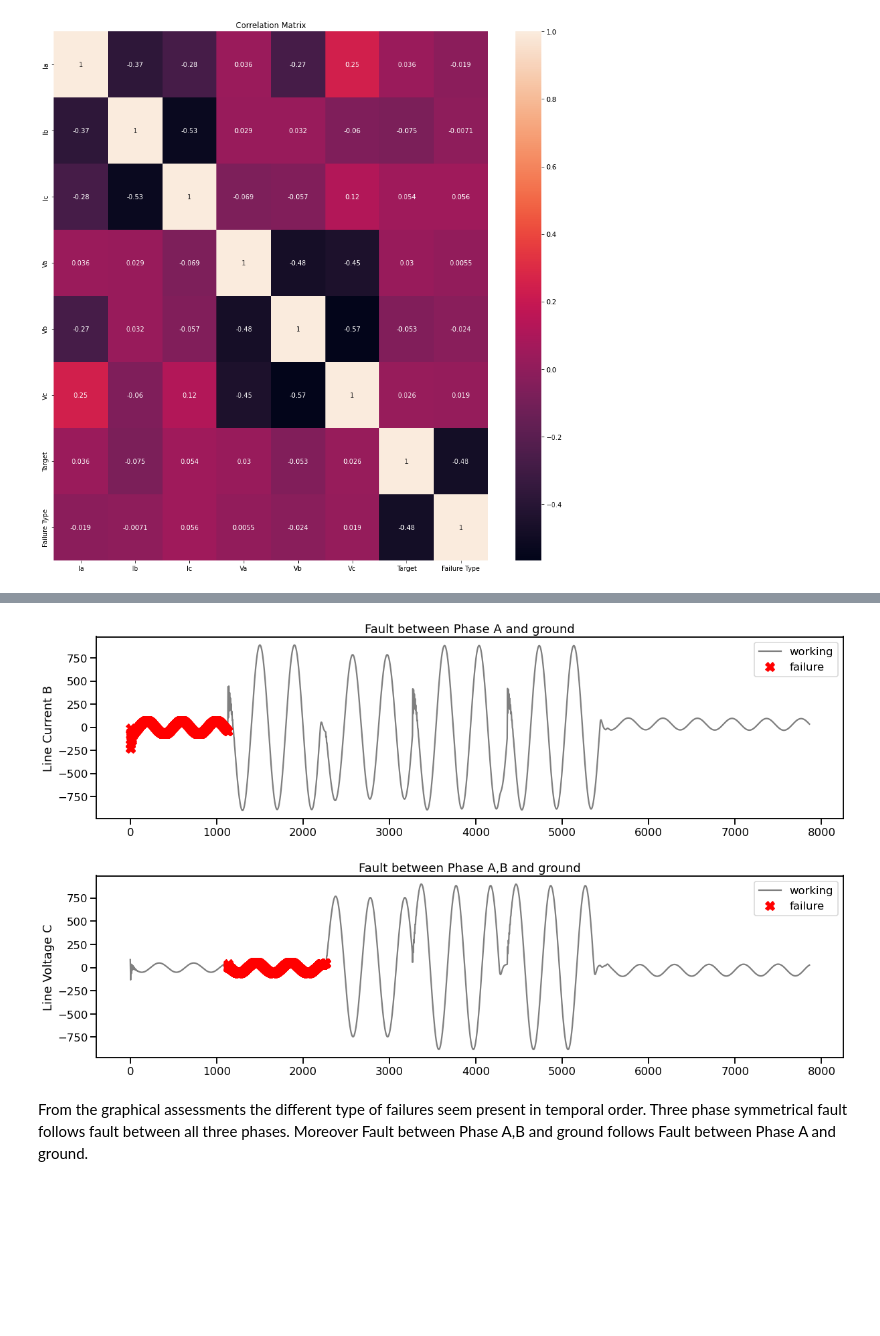
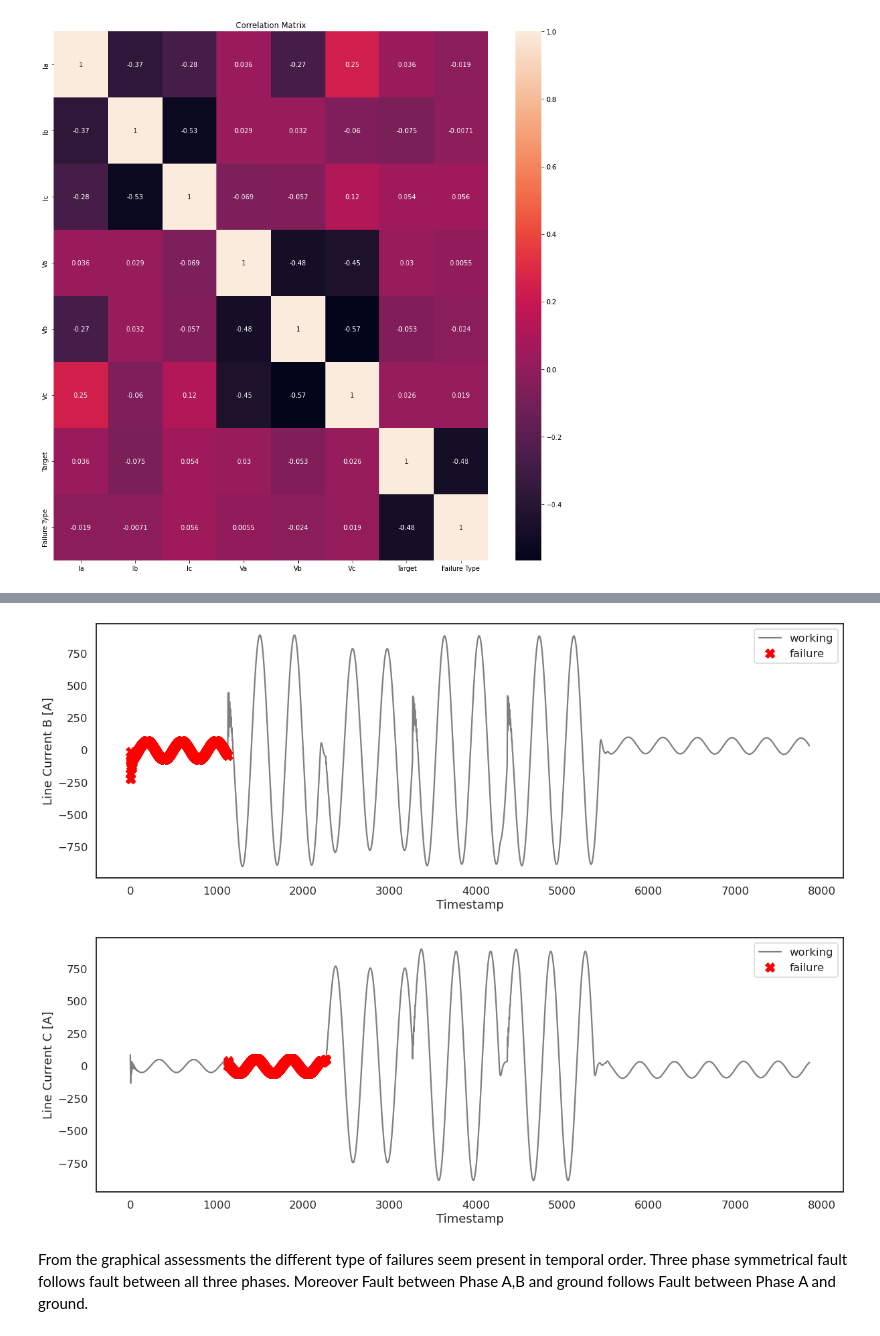
Before and after one commit to NicolaRonzoni/System-for-anomaly-detection, a Jupyter notebook: predictive_maintenance/Electrical_Fault_Classification.ipynb, the cells around one changed output, grey strips where cells are left out. Cells and saved outputs as stored; diff of their text form; code cells hidden in the pictures; blank space fills up the shorter version.

```diff
--- a/predictive_maintenance/Electrical_Fault_Classification.ipynb
+++ b/predictive_maintenance/Electrical_Fault_Classification.ipynb
@@ -56,21 +57,22 @@ plt.savefig('/mnt/c/Users/NicolaRonzoni/OneDrive - BitBang Srl/imagesPM/correlat
 [figure]
 # %%
 TF=ef[ef['Failure Type']==2]
+sns.set_theme(style="white")
 sns.set_context('talk')
-_ = plt.figure(figsize=(20,5))
+_ = plt.figure(figsize=(20,7))
 _ = plt.plot(ef["Vc"], color='black', label='working',alpha=0.5)
 _ = plt.plot(TF["Vc"], linestyle='none', marker='X', color='red', markersize=14, label='failure')
-_ = plt.ylabel('Line Voltage C')
-_ = plt.title('Fault between all three phases')
+_ = plt.ylabel('Line Voltage C [V]')
+_ = plt.xlabel('Timestamp')
 _ =plt.legend()
-plt.savefig('/mnt/c/Users/NicolaRonzoni/OneDrive - BitBang Srl/imagesPM/faultbetweenallthreephasesEF.png')
+plt.savefig('/mnt/c/Users/NicolaRonzoni/OneDrive - BitBang Srl/imagesEF/faultbetweenallthreephasesEF.png')
 TF=ef[ef['Failure Type']==4]
 sns.set_context('talk')
-_ = plt.figure(figsize=(20,5))
+_ = plt.figure(figsize=(20,7))
 _ = plt.plot(ef["Vc"], color='black', label='working',alpha=0.5)
 _ = plt.plot(TF["Vc"], linestyle='none', marker='X', color='red', markersize=14, label='failure')
-_ = plt.ylabel('Line Voltage C')
-_ = plt.title('Three phase symmetrical fault')
+_ = plt.ylabel('Line Voltage C [V]')
+_ = plt.xlabel('Timestamp')
 _ =plt.legend()
-plt.savefig('/mnt/c/Users/NicolaRonzoni/OneDrive - BitBang Srl/imagesPM/threephasesymmetricalfaultEF.png')
+plt.savefig('/mnt/c/Users/NicolaRonzoni/OneDrive - BitBang Srl/imagesEF/threephasesymmetricalfaultEF.png')
 # %% [output]
@@ -79,25 +81,25 @@ plt.savefig('/mnt/c/Users/NicolaRonzoni/OneDrive - BitBang Srl/imagesPM/threepha
 # %%
 TF=ef[ef['Failure Type']==0]
 sns.set_context('talk')
-_ = plt.figure(figsize=(20,5))
+_ = plt.figure(figsize=(20,7))
 _ = plt.plot(ef["Ib"], color='black', label='working',alpha=0.5)
 _ = plt.plot(TF["Ib"], linestyle='none', marker='X', color='red', markersize=14, label='failure')
-_ = plt.ylabel('Line Current B')
-_ = plt.title('Fault between Phase A and ground')
+_ = plt.ylabel('Line Current B [A]')
+_ = plt.xlabel('Timestamp')
 _ =plt.legend()
-plt.savefig('/mnt/c/Users/NicolaRonzoni/OneDrive - BitBang Srl/imagesPM/faultbetweenphaseaandgroundEF.png')
+plt.savefig('/mnt/c/Users/NicolaRonzoni/OneDrive - BitBang Srl/imagesEF/faultbetweenphaseaandgroundEF.png')
 TF=ef[ef['Failure Type']==1]
 sns.set_context('talk')
-_ = plt.figure(figsize=(20,5))
+_ = plt.figure(figsize=(20,7))
 _ = plt.plot(ef["Ic"], color='black', label='working',alpha=0.5)
 _ = plt.plot(TF["Ic"], linestyle='none', marker='X', color='red', markersize=14, label='failure')
-_ = plt.ylabel('Line Voltage C')
-_ = plt.title('Fault between Phase A,B and ground')
+_ = plt.ylabel('Line Current C [A]')
+_ = plt.xlabel('Timestamp')
 _ =plt.legend()
-plt.savefig('/mnt/c/Users/NicolaRonzoni/OneDrive - BitBang Srl/imagesPM/faultbetweenphaseabandgroundEF.png')
+plt.savefig('/mnt/c/Users/NicolaRonzoni/OneDrive - BitBang Srl/imagesEF/faultbetweenphaseabandgroundEF.png')
 # %% [output]
-[figure, old version]
+[figure, new version]
-[figure, old version]
+[figure, new version]
 # %% [markdown]
 From the graphical assessments the different type of failures seem present in temporal order. Three phase symmetrical fault follows fault between all three phases. Moreover Fault between Phase A,B and ground follows Fault between Phase A and ground.
 # %%
```
Also changed, not shown: parts of 12 cells of this notebook, 2 other files.
